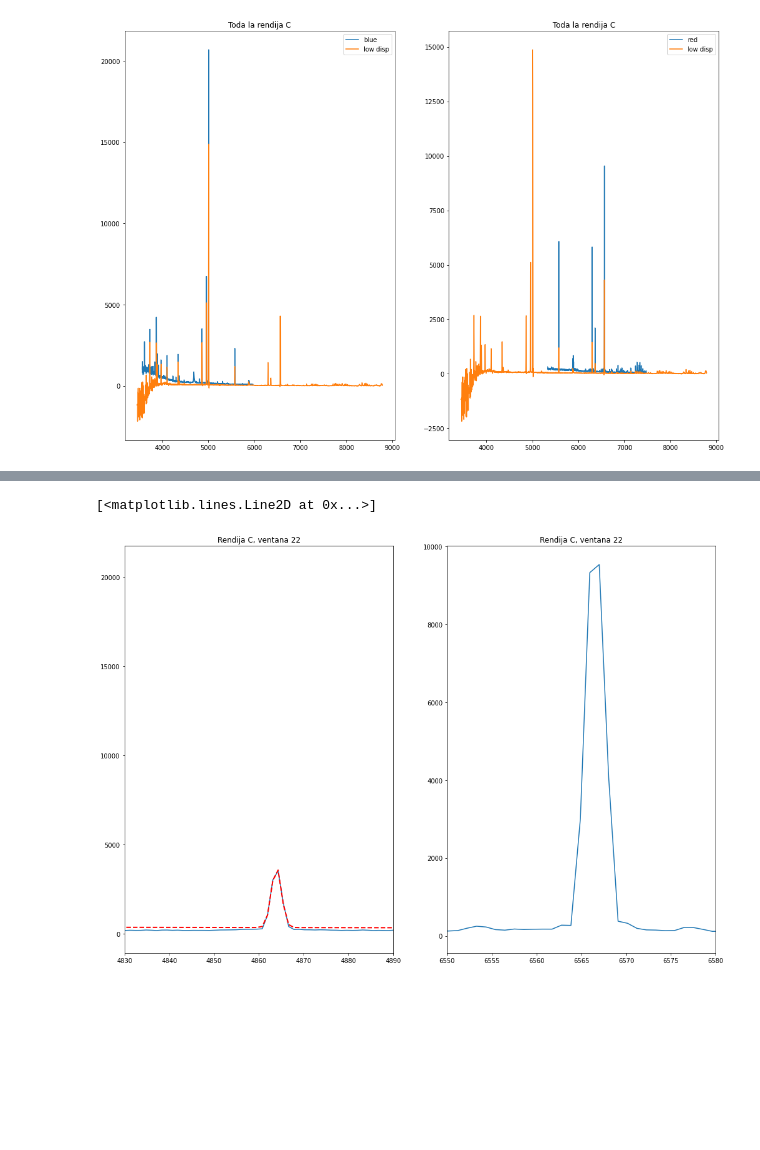
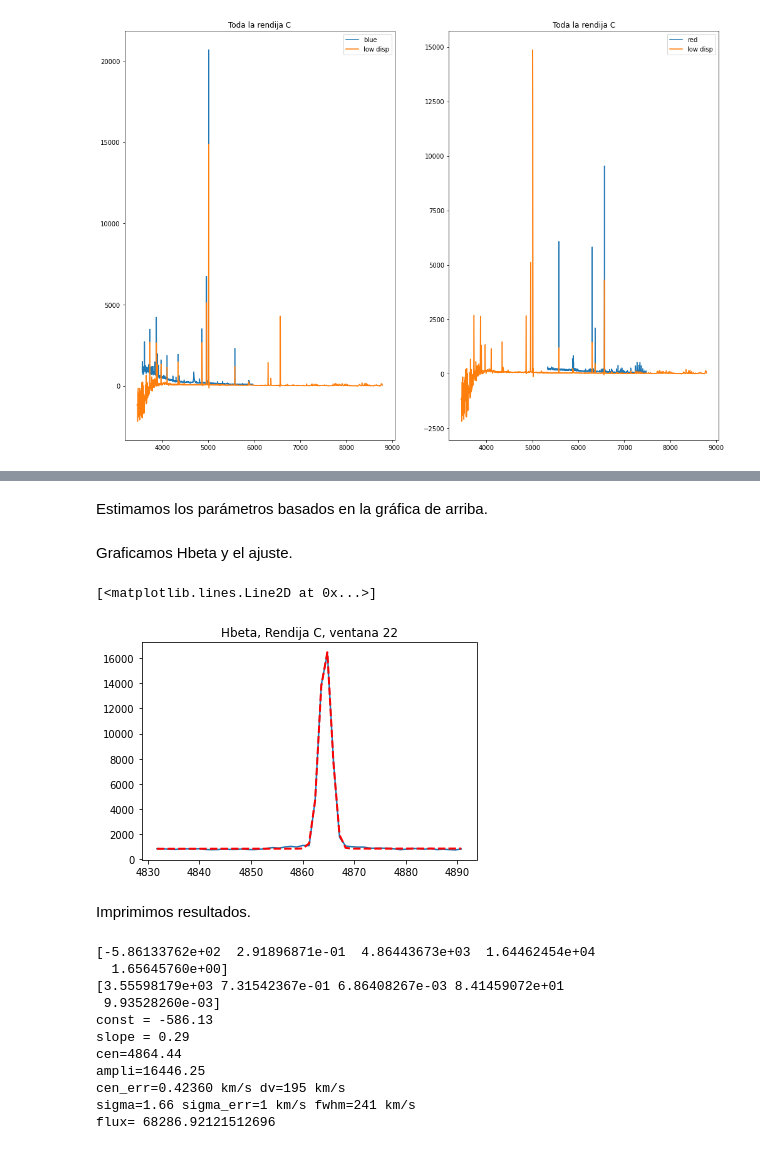
Before and after one commit to aida-wofford/Andres, a Jupyter notebook: slit_c_balmer.ipynb, the cells around one changed output, grey strips where cells are left out. Cells and saved outputs as stored; diff of their text form; code cells hidden in the pictures; blank space fills up the shorter version.

```diff
--- a/slit_c_balmer.ipynb
+++ b/slit_c_balmer.ipynb
@@ -82,0 +110,10 @@ def func(x, *params):
+# %%
+from astroquery.nist import Nist
+import astropy.units as u #esto es para poner las unidades a las longitudes de onda
+x0=4861 # Hbeta impreciso
+x1=x0-2
+x2=x0+2
+table = Nist.query(x1 * u.AA, x2 * u.AA, linename = 'H I', wavelength_type='vac+air')
+print(table)
+x0=table['Observed'][1]
+print(x0)
@@ -82,0 +139,6 @@ def func(x, *params):
+# %%
+import numpy as np
+data=np.loadtxt('https://raw.githubusercontent.com/aida-wofford/Andres/main/espectros_reajustados/spectra002.0022_mod.txt', skiprows=1, delimiter=" ")
+x, y = np.transpose(data)
+
+subx, suby = np.transpose(np.array([pair for pair in zip(x, y) if pair[0] > x0-30 and pair[0] < x0+30]))
@@ -83,32 +154,52 @@ def func(x, *params):
+# %% [markdown]
+Estimamos los parámetros basados en la gráfica de arriba.
 # %%
-guess = [100, 0,                   #continuum constant, slope
-        4861, 3000, 5]             #gaussian center (angstroms), amplitude, width (angstroms)
+guess = [250, 0,                   #continuum constant, slope
+        x0, 16000, 5]             #gaussian center (angstroms), amplitude, width (angstroms)
 
 from scipy.optimize import curve_fit
 
 import math
 
-popt, pcov = curve_fit(func, xb, yb, p0=guess)
+x=subx
+y=suby
+
+popt, pcov = curve_fit(func, x, y, p0=guess)
 perr = np.sqrt(np.diag(pcov))
-
-fit = func(xb, *popt)
+fit = func(x, *popt)
+# %% [markdown]
+Graficamos Hbeta y el ajuste.
 # %%
 import matplotlib.pyplot as plt
 %matplotlib inline
-fig, axes = plt.subplots(1,2,figsize=(17,12))
-plt.subplots_adjust(hspace=0.25)
-(ax1, ax2) = axes
-ax1.plot(xb, yb)
-ax2.plot(xr, yr)
-#ax1.plot(xl, yl)
-#ax2.plot(xl, yl)
-ax1.set_title('Rendija C, ventana 22')
-ax2.set_title('Rendija C, ventana 22')
 
-ax1.set_xlim(4830,4890)
-ax2.set_xlim(6550,6580)
-
-ax1.plot(xb, fit , color='red', linestyle='dashed', zorder=10, linewidth=2)
+plt.plot(x, y)
+plt.title('Hbeta, Rendija C, ventana 22')
+plt.plot(x, fit , color='red', linestyle='dashed', zorder=10, linewidth=2)
 # %% [output]
 [<matplotlib.lines.Line2D at 0x...>]
-[figure, old version]
+[figure, new version]
+# %% [markdown]
+Imprimimos resultados.
+# %%
+print(popt)
+print(perr)
+print('const = {0:.2f}'.format(popt[0]))
+print('slope = {0:.2f}'.format(popt[1]))
+print('cen={0:.2f}'.format(popt[2]))
+print('ampli={0:.2f}'.format(popt[3]))
+print('cen_err={0:.5f}'.format(perr[2]/x0*3e5),'km/s','dv={0:.0f}'.format((popt[2]-x0)/x0*3e5),'km/s')
+print('sigma={0:.2f}'.format(popt[4]),'sigma_err={0:.0f}'.format(perr[4]/popt[2]*3e5),'km/s','fwhm={0:.0f}'.format(popt[4]*2.355*3e5/popt[2]),'km/s')
+print('flux=',np.sqrt(2*3.1416)*popt[3]*popt[4])
+# %% [output]
+[-5.86133762e+02  2.91896871e-01  4.86443673e+03  1.64462454e+04
+  1.65645760e+00]
+[3.55598179e+03 7.31542367e-01 6.86408267e-03 8.41459072e+01
+ 9.93528260e-03]
+const = -586.13
+slope = 0.29
+cen=4864.44
+ampli=16446.25
+cen_err=0.42360 km/s dv=195 km/s
+sigma=1.66 sigma_err=1 km/s fwhm=241 km/s
+flux= 68286.92121512696
```
Also changed, not shown: parts of 14 cells of this notebook.
